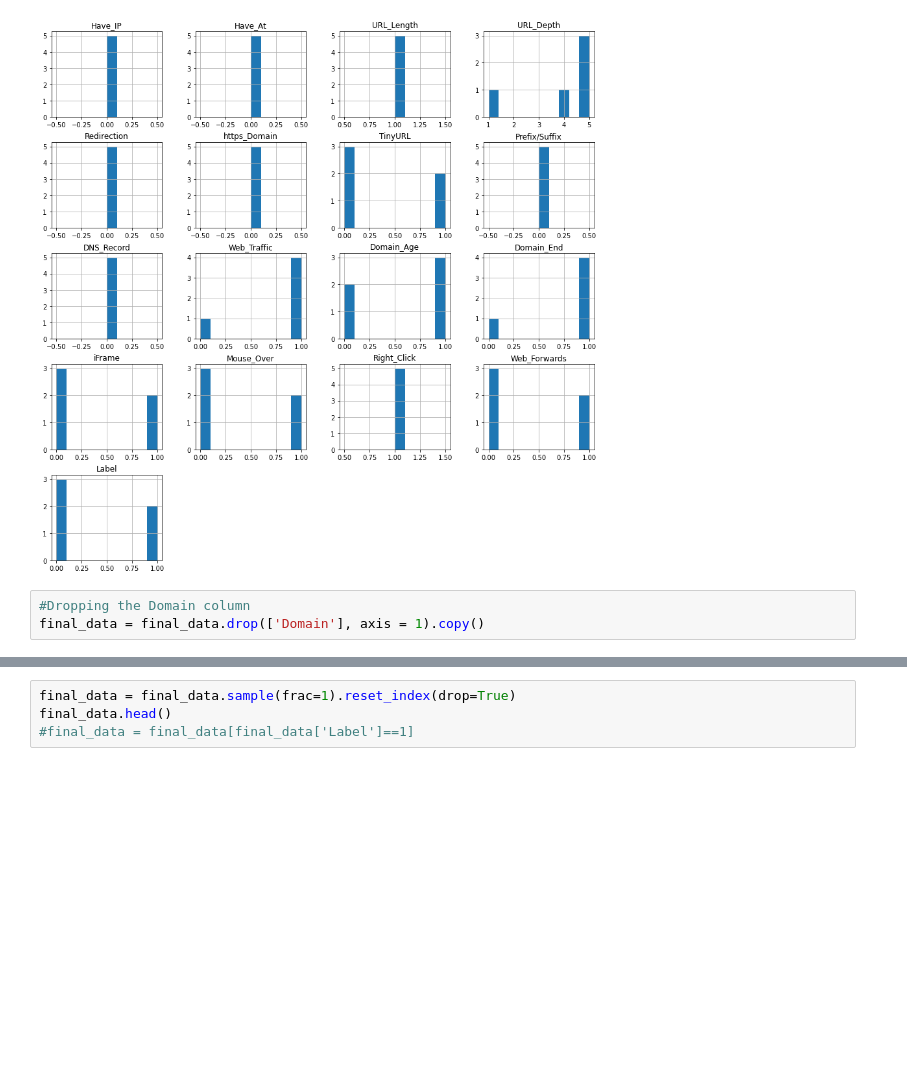
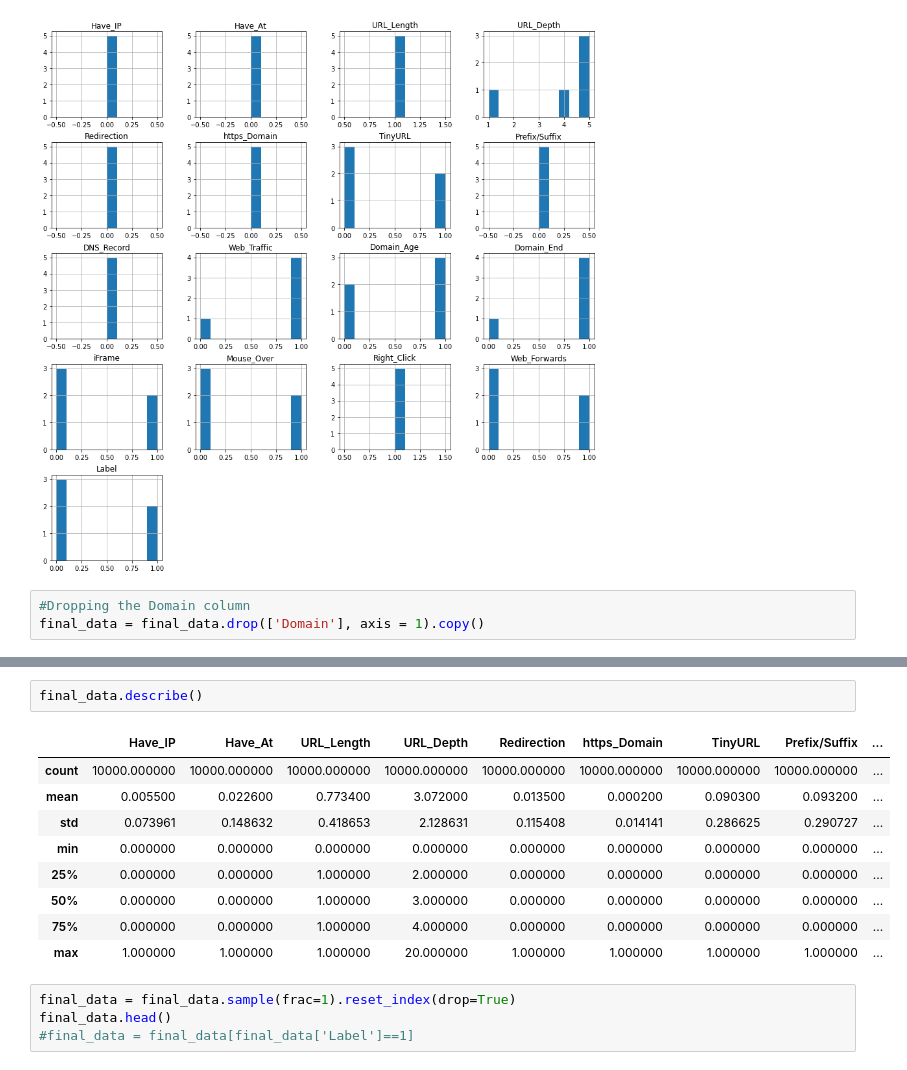
Before and after one commit to sksvineeth/URL-Classification, a Jupyter notebook: Classification_Models_on_URL_Data.ipynb, the cells around one changed output, grey strips where cells are left out. Cells and saved outputs as stored; diff of their text form; blank space fills up the shorter version.

```diff
--- a/Classification_Models_on_URL_Data.ipynb
+++ b/Classification_Models_on_URL_Data.ipynb
@@ -59,3 +67,15 @@ final_data = final_data.drop(['Domain'], axis = 1).copy()
+# %%
+final_data.describe()
+# %% [output]
+|  | Have_IP | Have_At | URL_Length | URL_Depth | Redirection | https_Domain | TinyURL | Prefix/Suffix | ... |
+| count | 10000.000000 | 10000.000000 | 10000.000000 | 10000.000000 | 10000.000000 | 10000.000000 | 10000.000000 | 10000.000000 | ... |
+| mean | 0.005500 | 0.022600 | 0.773400 | 3.072000 | 0.013500 | 0.000200 | 0.090300 | 0.093200 | ... |
+| std | 0.073961 | 0.148632 | 0.418653 | 2.128631 | 0.115408 | 0.014141 | 0.286625 | 0.290727 | ... |
+| min | 0.000000 | 0.000000 | 0.000000 | 0.000000 | 0.000000 | 0.000000 | 0.000000 | 0.000000 | ... |
+| 25% | 0.000000 | 0.000000 | 1.000000 | 2.000000 | 0.000000 | 0.000000 | 0.000000 | 0.000000 | ... |
+| 50% | 0.000000 | 0.000000 | 1.000000 | 3.000000 | 0.000000 | 0.000000 | 0.000000 | 0.000000 | ... |
+| 75% | 0.000000 | 0.000000 | 1.000000 | 4.000000 | 0.000000 | 0.000000 | 0.000000 | 0.000000 | ... |
+| max | 1.000000 | 1.000000 | 1.000000 | 20.000000 | 1.000000 | 1.000000 | 1.000000 | 1.000000 | ... |
 # %%
 final_data = final_data.sample(frac=1).reset_index(drop=True)
 final_data.head()
```
Also changed, not shown: parts of 1 cell of this notebook.
